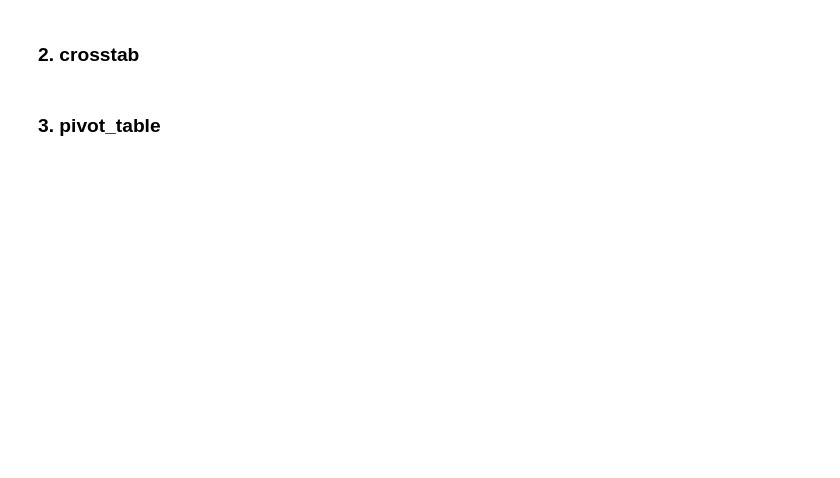
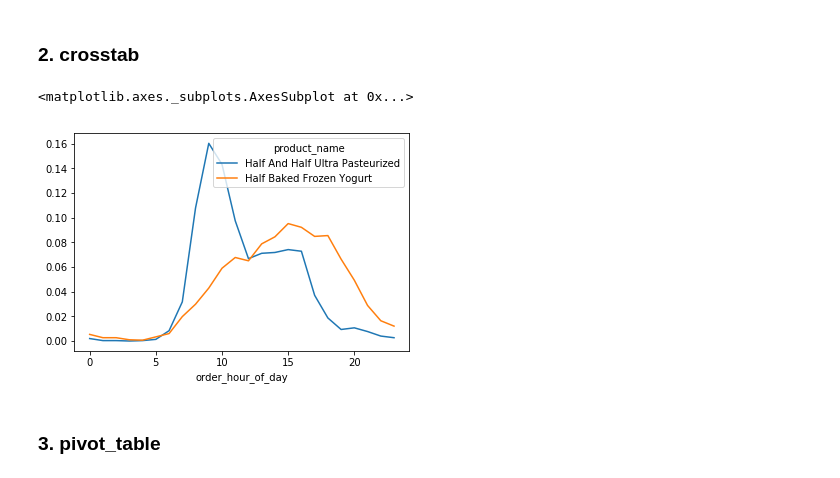
Before and after one commit to bloominstituteoftechnology/DS-Unit-1-Sprint-2-Data-Wrangling-and-Storytelling, a Jupyter notebook: module3-reshape-data/LS_DS_123_Reshape_data.ipynb, the cells around one changed output. Saved outputs shown, nothing was run; the diff lists cells and outputs as text; code cells hidden in the pictures; blank space fills up the shorter version.

```diff
--- a/module3-reshape-data/LS_DS_123_Reshape_data.ipynb
+++ b/module3-reshape-data/LS_DS_123_Reshape_data.ipynb
@@ -228,4 +326,9 @@ product_names = ['Half Baked Frozen Yogurt', 'Half And Half Ultra Pasteurized']
 # %% [markdown]
 ### 2. crosstab
+# %%
+pd.crosstab(subset['order_hour_of_day'], subset['product_name'], normalize='columns').plot()
+# %% [output]
+<matplotlib.axes._subplots.AxesSubplot at 0x...>
+[figure, added]
 # %% [markdown]
 ### 3. pivot_table
```
Also changed, not shown: parts of 25 cells of this notebook.
